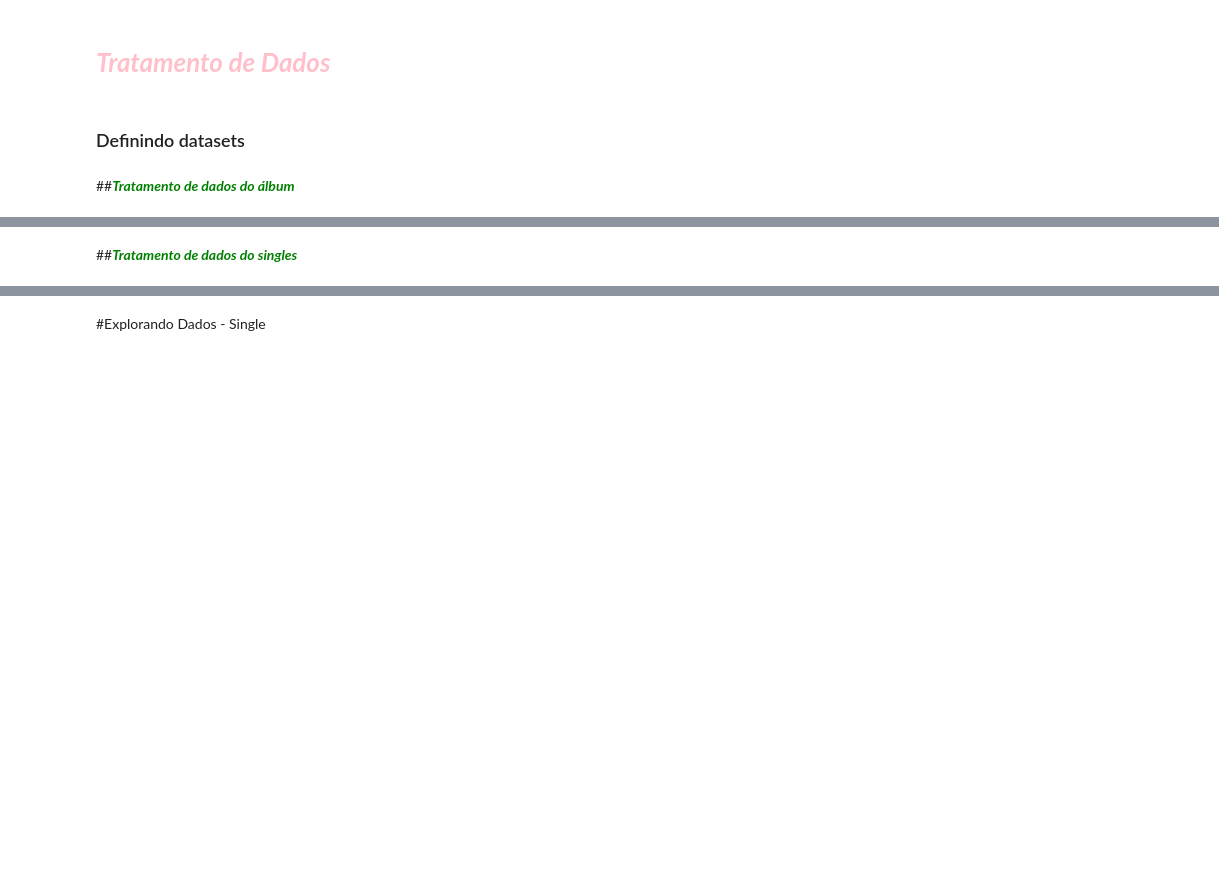
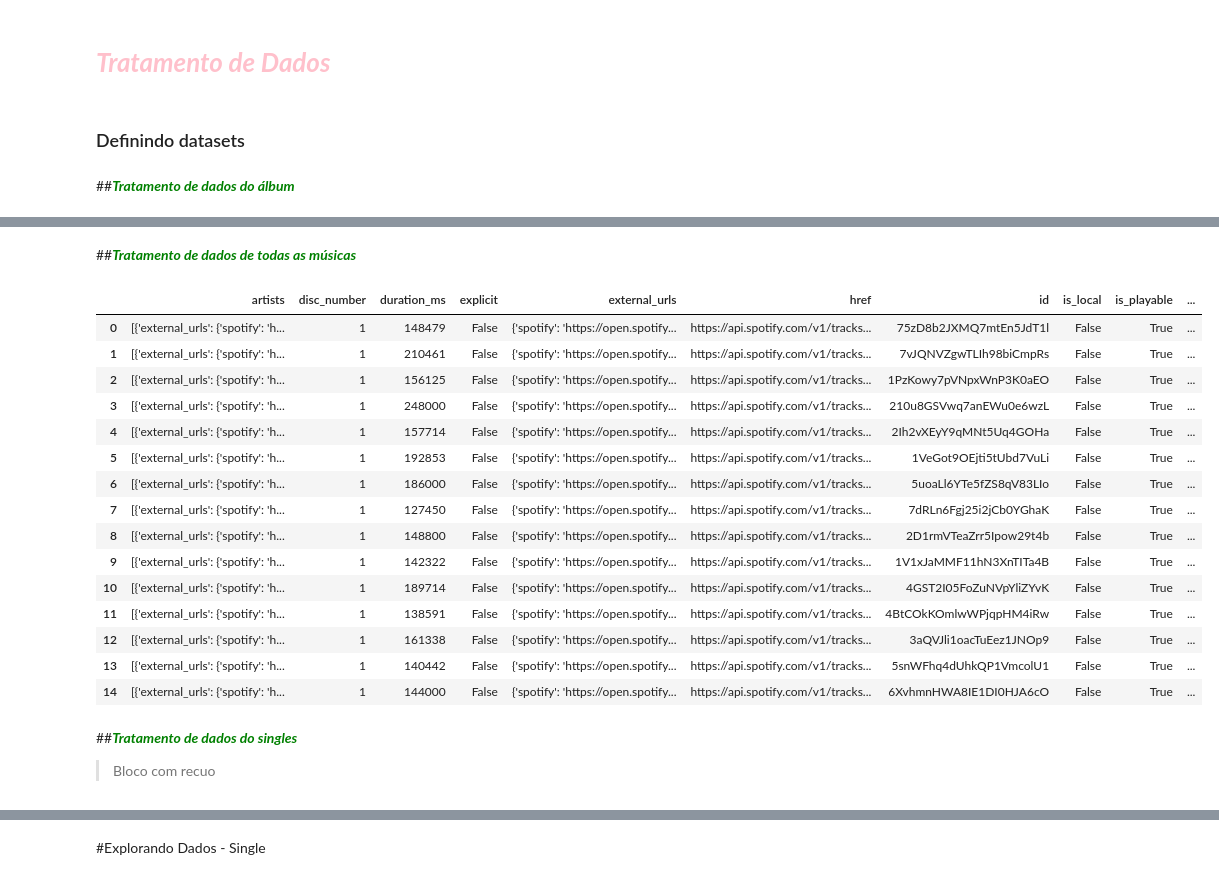
Before and after one commit to techinrio/dadosinrio, a Jupyter notebook: Dados_in_rio.ipynb, the cells around one changed output, grey strips where cells are left out. Cells and saved outputs as stored; diff of their text form; code cells hidden in the pictures; blank space fills up the shorter version.

```diff
--- a/Dados_in_rio.ipynb
+++ b/Dados_in_rio.ipynb
@@ -167,5 +221,48 @@ contagem_de_estados
+# %% [markdown]
+##<font color='green'>***Tratamento de dados de todas as músicas***
+# %%
+def search_for_music(token, album_id):
+  url = "https://api.spotify.com/v1/albums/" + album_id + "/tracks?market=br&limit=50&offset=0"
+  headers = get_auth_header(token)
+
+  result = get(url, headers=headers)
+  json_result = json.loads(result.content)
+
+  return json_result
+# %%
+
+'''for i in range(len(df_todos_albuns['id'])):
+  album_id = df_todos_albuns['id'][0]
+  album = search_for_music(token, album_id)
+  album['items']'''
+
+album_id = df_todos_albuns['id'][0]
+album = search_for_music(token, album_id)
+# %%
+musicas = pd.DataFrame(album['items'])
+# %%
+musicas
+# %% [output]
+|  | artists | disc_number | duration_ms | explicit | external_urls | href | id | is_local | is_playable | ... |
+| 0 | [{'external_urls': {'spotify': 'h... | 1 | 148479 | False | {'spotify': 'https://open.spotify... | https://api.spotify.com/v1/tracks... | 75zD8b2JXMQ7mtEn5JdT1l | False | True | ... |
+| 1 | [{'external_urls': {'spotify': 'h... | 1 | 210461 | False | {'spotify': 'https://open.spotify... | https://api.spotify.com/v1/tracks... | 7vJQNVZgwTLIh98biCmpRs | False | True | ... |
+| 2 | [{'external_urls': {'spotify': 'h... | 1 | 156125 | False | {'spotify': 'https://open.spotify... | https://api.spotify.com/v1/tracks... | 1PzKowy7pVNpxWnP3K0aEO | False | True | ... |
+| 3 | [{'external_urls': {'spotify': 'h... | 1 | 248000 | False | {'spotify': 'https://open.spotify... | https://api.spotify.com/v1/tracks... | 210u8GSVwq7anEWu0e6wzL | False | True | ... |
+| 4 | [{'external_urls': {'spotify': 'h... | 1 | 157714 | False | {'spotify': 'https://open.spotify... | https://api.spotify.com/v1/tracks... | 2Ih2vXEyY9qMNt5Uq4GOHa | False | True | ... |
+| 5 | [{'external_urls': {'spotify': 'h... | 1 | 192853 | False | {'spotify': 'https://open.spotify... | https://api.spotify.com/v1/tracks... | 1VeGot9OEjti5tUbd7VuLi | False | True | ... |
+| 6 | [{'external_urls': {'spotify': 'h... | 1 | 186000 | False | {'spotify': 'https://open.spotify... | https://api.spotify.com/v1/tracks... | 5uoaLl6YTe5fZS8qV83LIo | False | True | ... |
+| 7 | [{'external_urls': {'spotify': 'h... | 1 | 127450 | False | {'spotify': 'https://open.spotify... | https://api.spotify.com/v1/tracks... | 7dRLn6Fgj25i2jCb0YGhaK | False | True | ... |
+| 8 | [{'external_urls': {'spotify': 'h... | 1 | 148800 | False | {'spotify': 'https://open.spotify... | https://api.spotify.com/v1/tracks... | 2D1rmVTeaZrr5Ipow29t4b | False | True | ... |
+| 9 | [{'external_urls': {'spotify': 'h... | 1 | 142322 | False | {'spotify': 'https://open.spotify... | https://api.spotify.com/v1/tracks... | 1V1xJaMMF11hN3XnTITa4B | False | True | ... |
+| 10 | [{'external_urls': {'spotify': 'h... | 1 | 189714 | False | {'spotify': 'https://open.spotify... | https://api.spotify.com/v1/tracks... | 4GST2I05FoZuNVpYliZYvK | False | True | ... |
+| 11 | [{'external_urls': {'spotify': 'h... | 1 | 138591 | False | {'spotify': 'https://open.spotify... | https://api.spotify.com/v1/tracks... | 4BtCOkKOmlwWPjqpHM4iRw | False | True | ... |
+| 12 | [{'external_urls': {'spotify': 'h... | 1 | 161338 | False | {'spotify': 'https://open.spotify... | https://api.spotify.com/v1/tracks... | 3aQVJli1oacTuEez1JNOp9 | False | True | ... |
+| 13 | [{'external_urls': {'spotify': 'h... | 1 | 140442 | False | {'spotify': 'https://open.spotify... | https://api.spotify.com/v1/tracks... | 5snWFhq4dUhkQP1VmcolU1 | False | True | ... |
+| 14 | [{'external_urls': {'spotify': 'h... | 1 | 144000 | False | {'spotify': 'https://open.spotify... | https://api.spotify.com/v1/tracks... | 6XvhmnHWA8IE1DI0HJA6cO | False | True | ... |
 # %% [markdown]
 ##<font color='green'>***Tratamento de dados do singles***
+
+> Bloco com recuo
 # %%
 # atribuindo a um dataset e inserindo o parâmetro de álbum
 df_todos_singles = pd.DataFrame(buscar_informacoes(artist_id,'single'))
```
Also changed, not shown: parts of 49 cells of this notebook.
